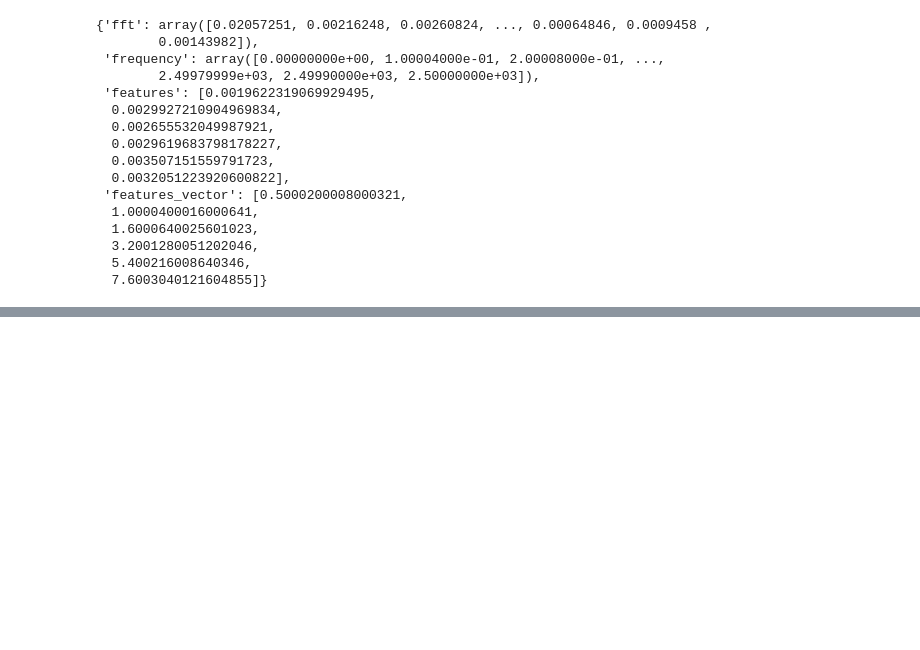
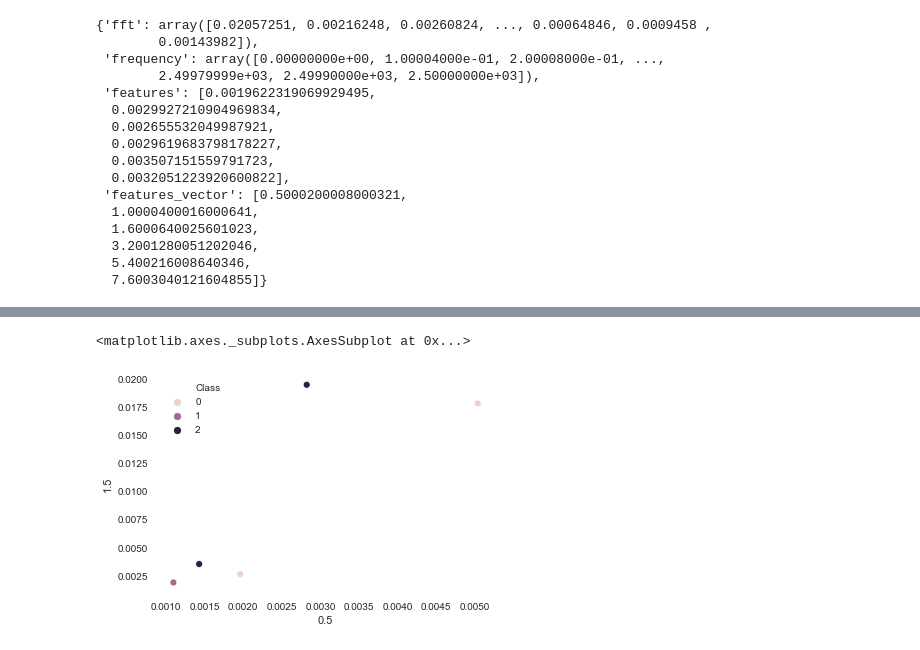
Before and after one commit to lapisco/Data_Science_Trainee_Program, a Jupyter notebook: Module_2/feature_extraction/feature_extraction_v01.ipynb, the cells around one changed output, grey strips where cells are left out. Saved outputs shown, nothing was run; the diff lists cells and outputs as text; code cells hidden in the pictures; blank space fills up the shorter version.

Commit message:
notebook for feature extraction

```diff
--- a/Module_2/feature_extraction/feature_extraction_v01.ipynb
+++ b/Module_2/feature_extraction/feature_extraction_v01.ipynb
@@ -69,3 +118,6 @@ out_fourier
   3.2001280051202046,
   5.400216008640346,
   7.6003040121604855]}
+# %%
+fe_hos = feature_extraction.HOS()
+fe_hos.transform(data_normal['Current_R'])
@@ -71,0 +135,16 @@ out_fourier
+# %%
+fourier_list = []
+hos_list = []
+
+for datafile in DATAFILES:
+    # load data
+    data = pd.read_csv(path.join(DATAFOLDER, datafile))
+    # feature extraction
+    feature_vector_fourier = fe_fourier.transform(data['Current_R'])
+    feature_vector_hos = fe_hos.transform(data['Current_R'])
+    # append to list
+    fourier_list.append(feature_vector_fourier['features'])
+    hos_list.append(feature_vector_hos['features'])
+# %%
+df_fourier = pd.DataFrame(data=fourier_list, columns=['0.5', '1', '1.5', '3', '5', '7'])
+df_fourier
@@ -71,0 +168,9 @@ out_fourier
+# %%
+df_fourier['Class'] = [1, 2, 2, 0, 0]
+df_hos['Class'] = [1, 2, 2, 0, 0]
+# %%
+%matplotlib inline
+sns.scatterplot(data=df_fourier, x='0.5', y='1.5', hue='Class')
+# %% [output]
+<matplotlib.axes._subplots.AxesSubplot at 0x...>
+[figure, added]
```
Also changed, not shown: parts of 22 cells of this notebook, 2 other files.
